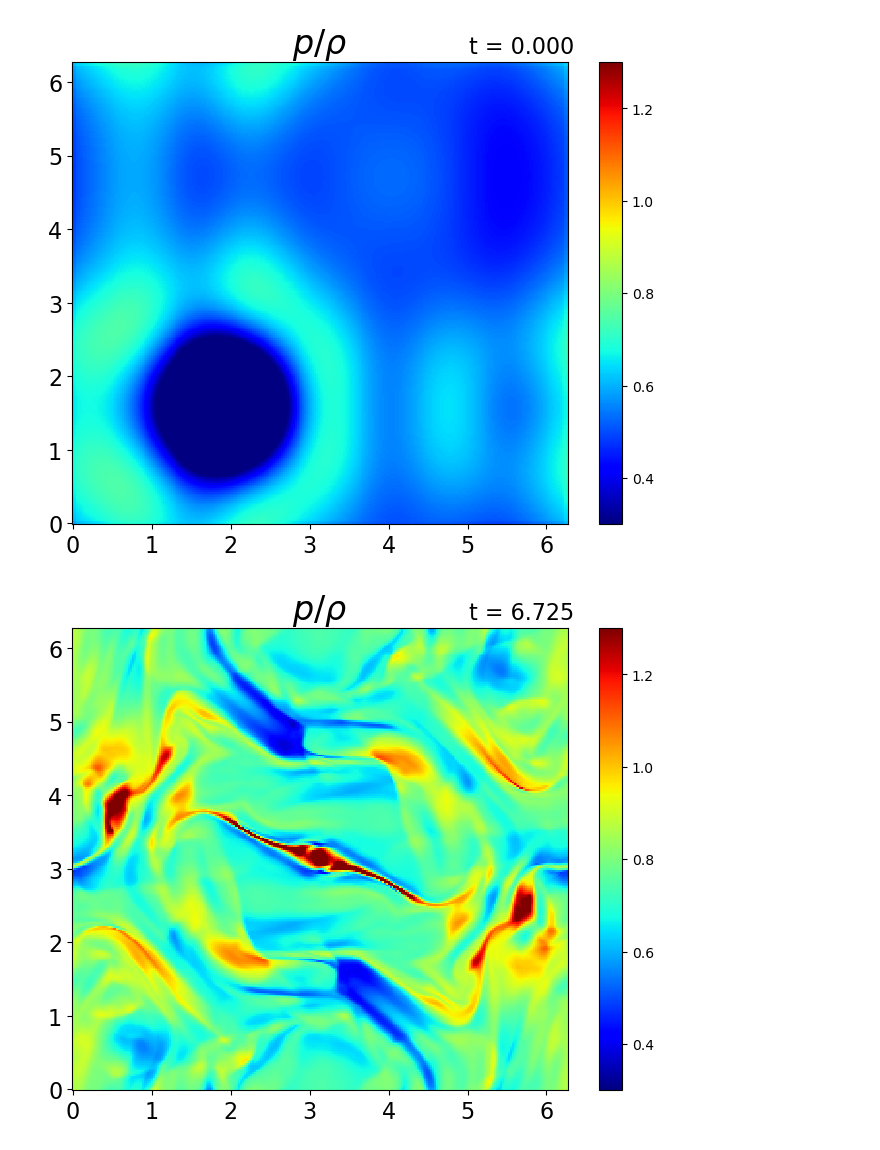
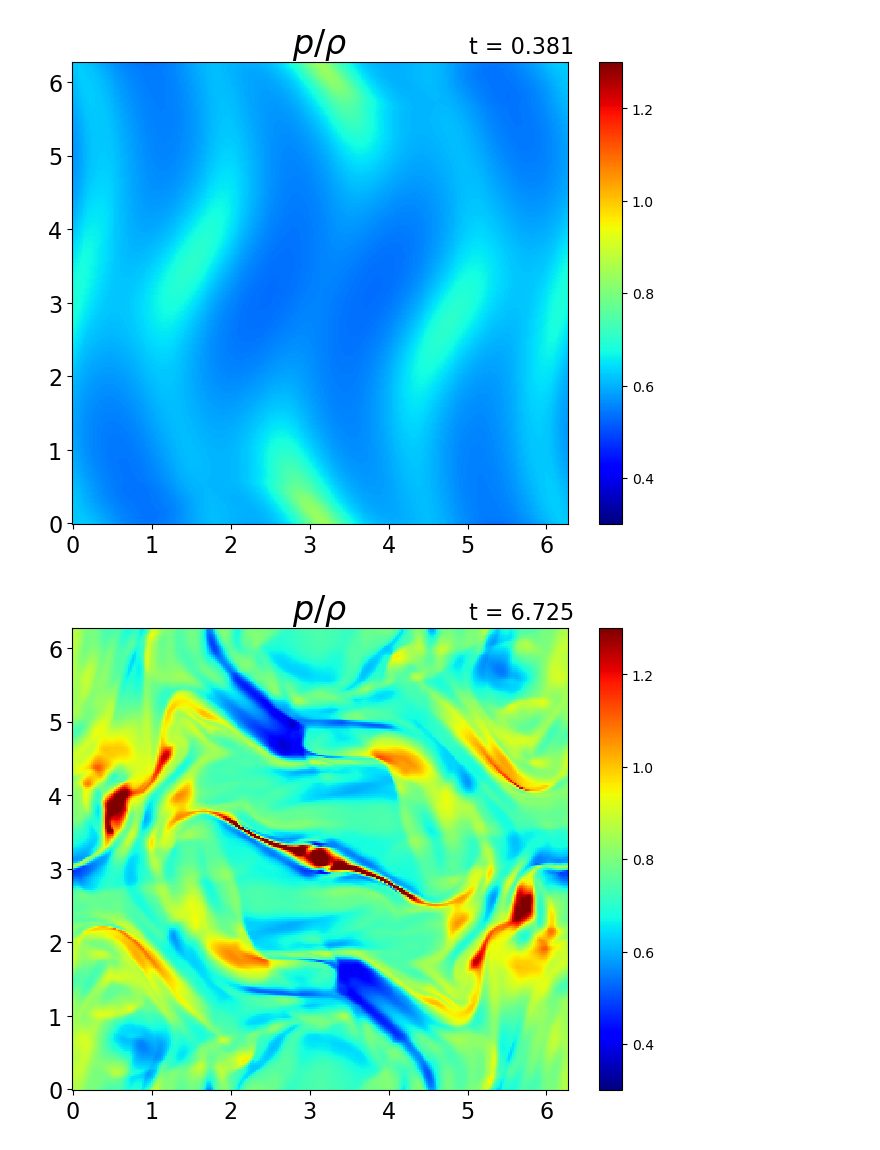
Before and after one commit to keita-akutagawa/IdealMHD_GPU, a Jupyter notebook: examples_2D/orszag_tang/orszag_tang_CT.ipynb, the cells around one changed output. Drawn from its saved outputs; the diff is of its cells as text; code cells hidden in the pictures.

```diff
--- a/examples_2D/orszag_tang/orszag_tang_CT.ipynb
+++ b/examples_2D/orszag_tang/orszag_tang_CT.ipynb
@@ -44,31 +44,31 @@ G_bar = np.zeros(G.shape)
 # %%
 fig = plt.figure(figsize=(8, 6))
 ax1 = fig.add_subplot(111)
 
 log = np.loadtxt("log.txt", delimiter=',')
-step = 4
+step = 100
 U = np.loadtxt(f"results/orszag_tang_{step}.txt", delimiter=',').T.reshape(8, nx, ny)
 rho = U[0, :, :]
 u = U[1, :, :] / rho
 v = U[2, :, :] / rho
 w = U[3, :, :] / rho
 Bx = U[4, :, :]
 By = U[5, :, :]
 Bz = U[6, :, :]
 e = U[7, :, :]
 p = (gamma-1) * (e - rho*(u**2+v**2+w**2)/2 - (Bx**2+By**2+Bz**2)/2)
 magnetic_pressure = 1/2 * (Bx**2+By**2+Bz**2)
 pT = p + magnetic_pressure
 
 contour = ax1.pcolormesh(X, Y, (p/rho).T, vmin=0.3, vmax=1.3, cmap='jet')
 cbar = plt.colorbar(contour, ax=ax1)
 
 ax1.set_title(r"$p/\rho$", fontsize=24)
 ax1.text(0.8, 1.02, f"t = {log[int(step/10)][1]:.3f}", transform=ax1.transAxes, fontsize=16)
 ax1.tick_params(labelsize=16)
 plt.show()
 # %% [output]
-[figure, old version]
+[figure, new version]
 # %%
 fig = plt.figure(figsize=(8, 6))
 ax1 = fig.add_subplot(111)
```
Also changed, not shown: 4 other files.
